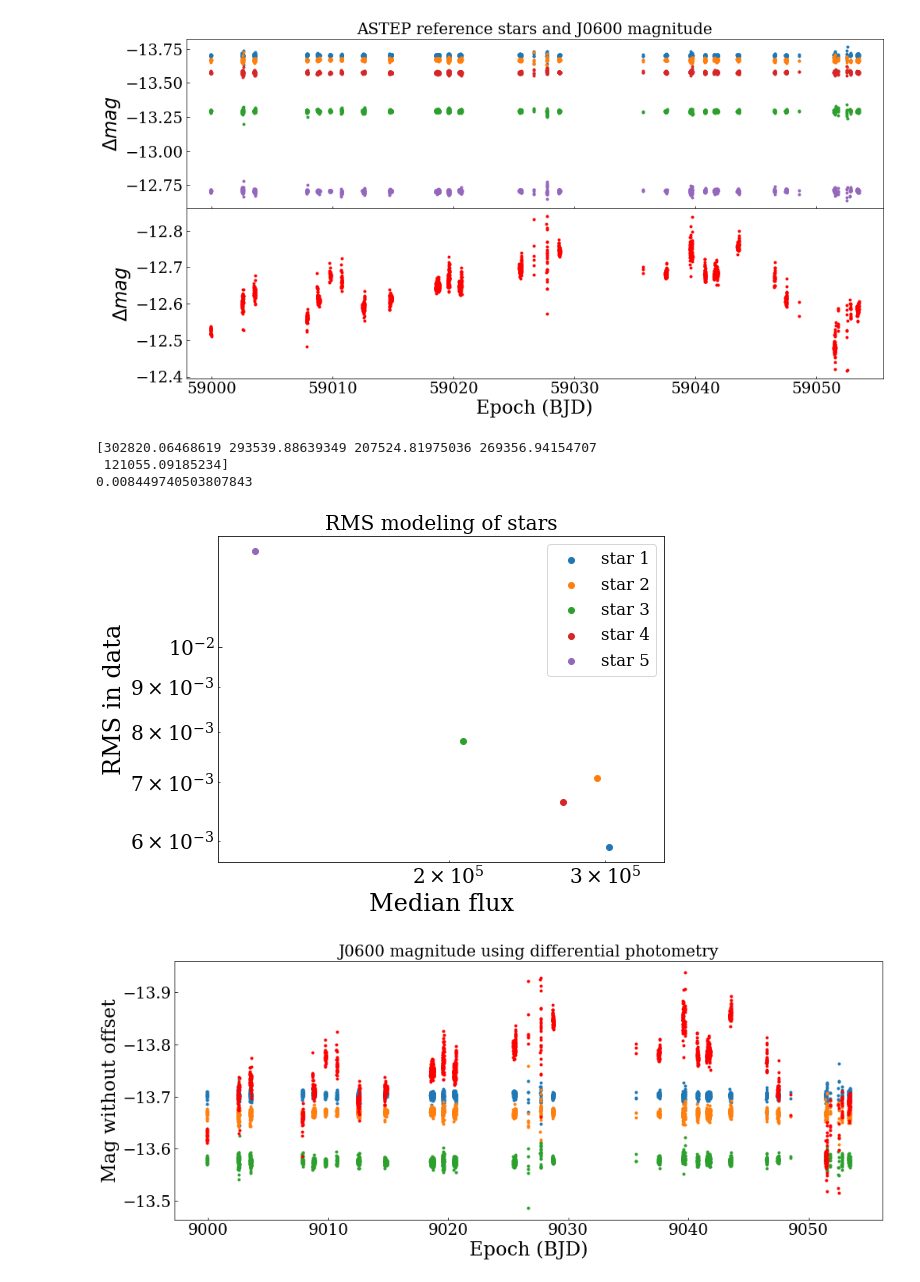
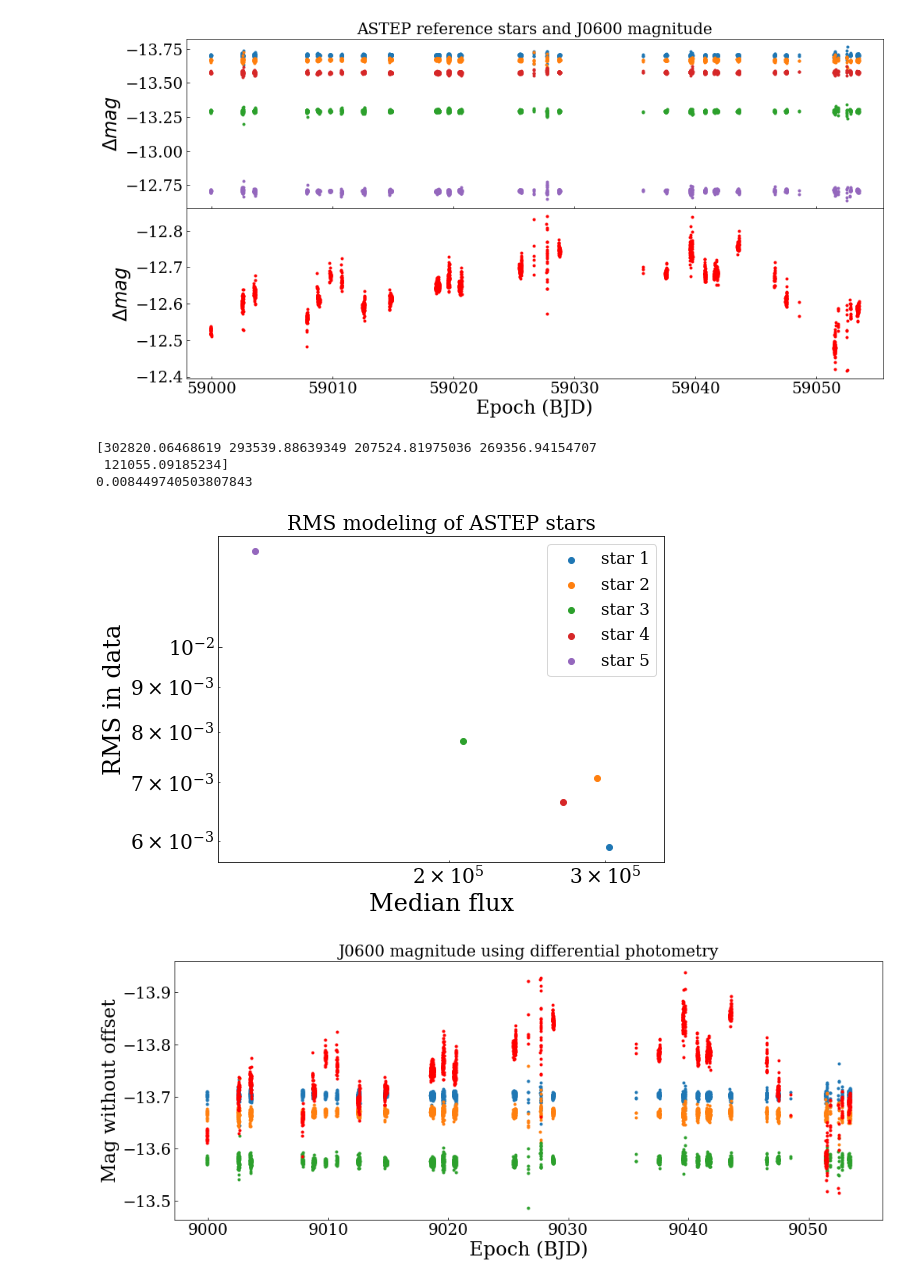
Before and after one commit to BartOuwehand/BRPJ0600, a Jupyter notebook: astep1.ipynb, the cells around one changed output. Drawn from its saved outputs; the diff is of its cells as text; code cells hidden in the pictures.

```diff
--- a/astep1.ipynb
+++ b/astep1.ipynb
@@ -332,34 +332,34 @@ for ax in axs:
 # %%
 # Try to look voor variable stars or something
 #from scipy import optimize
 
 #def starRMS_model(F, a,b,c):
 #    print ([a,b,c])
 #    return np.log(a*np.sqrt((1/F) + (b/(F**2)) + c))
 
 
 tmp1 = np.median(flux.T/ALC,axis=1)
 tmp2 = RMS((flux/tmp1).T/ALC)
 print (tmp1)
 print (tmp2)
 #popt, pcov = optimize.curve_fit(starRMS_model, tmp1, tmp2,p0=[2.5, 1e5, 1e-5])
 
 
 for s in range(5):
     plt.scatter(tmp1[s],RMS(((flux/tmp1).T/ALC)[s]),label="star "+str(s+1))
-plt.title("RMS modeling of stars")
+plt.title("RMS modeling of ASTEP stars")
 plt.xlabel("Median flux")
 plt.ylabel("RMS in data")
 plt.xscale('log')
 plt.yscale('log')
 plt.legend()
 plt.xlim(1.1e5,3.5e5)
 plt.show()
 # %% [output]
 [302820.06468619 293539.88639349 207524.81975036 269356.94154707
  121055.09185234]
 0.008449740503807843
-[figure, old version]
+[figure, new version]
 # %%
 plt.figure(figsize=(16,6))
 for s in [0,1,3]:
```
Also changed, not shown: parts of 4 cells of this notebook, 2 other files.
